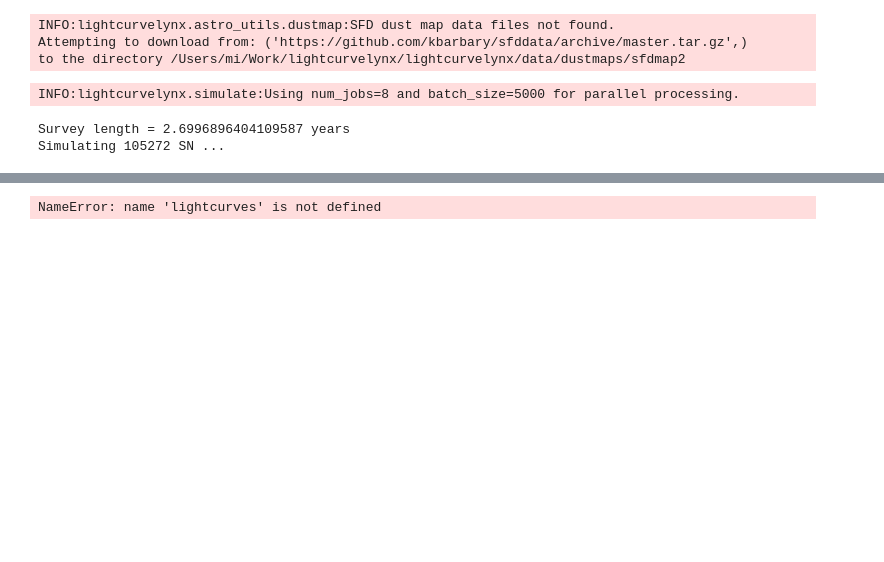
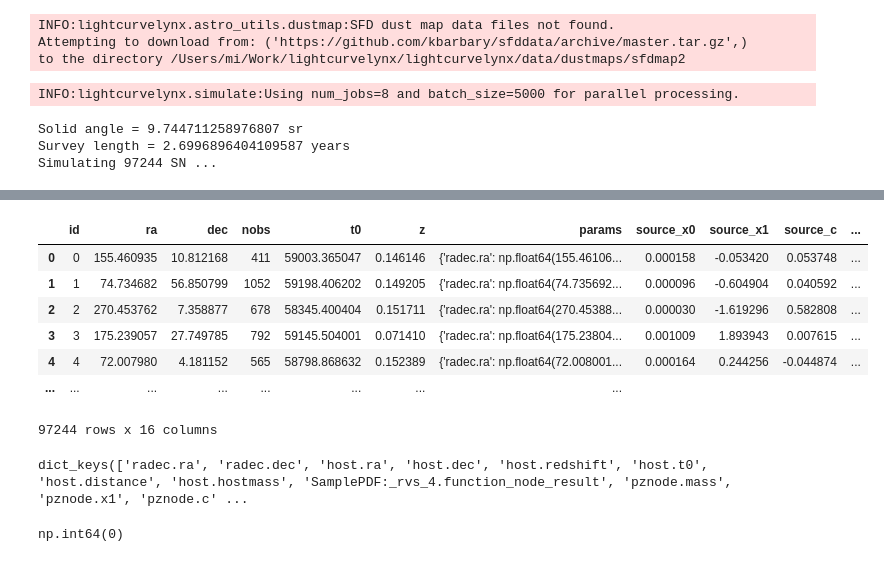
Before and after one commit to mi-dai/lightcurvelynx_ztf_sims, a Jupyter notebook: ZTF_snia-gen-sims-and-fitlc.ipynb, the cells around one changed output, grey strips where cells are left out. Drawn from its saved outputs; the diff is of its cells as text; code cells hidden in the pictures; blank space fills up the shorter version.

Commit message:
commit change so I can compare results

```diff
--- a/ZTF_snia-gen-sims-and-fitlc.ipynb
+++ b/ZTF_snia-gen-sims-and-fitlc.ipynb
@@ -230,13 +232,22 @@ with open("results/saved_model_and_passband.pkl", "wb") as file:
 ### Data release has 3628 SN Ia in total
 ### 2667 passed data quality cut
 ### volume-limited complete sample to z<0.06
+# %%
+#this is slow, so we only do it once, the total ZTF sky coverage given by the obstable is
+# sky_coverage = ztf_obstable.estimate_coverage(use_footprint=True,max_depth=12)
+# print(f"The total sky coverage is {sky_coverage} square degrees")
+sky_coverage = 31990 #deg^2
 # %%
 %%time
 if quick_test:
     nsntotal = NSIM
 else:
     survey_length = (t_max - t_min)/365.
-    nsntotal, _ = num_snia_per_redshift_bin(ZMIN,ZMAX,1,solid_angle=9.136*survey_length,vol_rate_function=rate)
+    solid_angle = sky_coverage * (np.pi/180.)**2
+    print(f"Solid angle = {solid_angle} sr")
+    nsntotal, _ = num_snia_per_redshift_bin(ZMIN,ZMAX,1,solid_angle=solid_angle,vol_rate_function=rate,
+                                            H0=H0, Omega_m=OMEGA_M)
+    nsntotal = nsntotal * survey_length
     print(f"Survey length = {survey_length} years")
 print(f"Simulating {int(nsntotal)} SN ...")
 
@@ -259,5 +270,6 @@ lightcurves = simulate_lightcurves(
 lightcurves
 # %% [output]
 INFO:lightcurvelynx.simulate:Using num_jobs=8 and batch_size=5000 for parallel processing.
+Solid angle = 9.744711258976807 sr
 Survey length = 2.6996896404109587 years
-Simulating 105272 SN ...
+Simulating 97244 SN ...
@@ -265,8 +278,18 @@ AssertionError: nsamples must be a positive integer.
+|  | id | ra | dec | nobs | t0 | z | params | source_x0 | source_x1 | source_c | ... |
+| 0 | 0 | 155.460935 | 10.812168 | 411 | 59003.365047 | 0.146146 | {'radec.ra': np.float64(155.46106... | 0.000158 | -0.053420 | 0.053748 | ... |
+| 1 | 1 | 74.734682 | 56.850799 | 1052 | 59198.406202 | 0.149205 | {'radec.ra': np.float64(74.735692... | 0.000096 | -0.604904 | 0.040592 | ... |
+| 2 | 2 | 270.453762 | 7.358877 | 678 | 58345.400404 | 0.151711 | {'radec.ra': np.float64(270.45388... | 0.000030 | -1.619296 | 0.582808 | ... |
+| 3 | 3 | 175.239057 | 27.749785 | 792 | 59145.504001 | 0.071410 | {'radec.ra': np.float64(175.23804... | 0.001009 | 1.893943 | 0.007615 | ... |
+| 4 | 4 | 72.007980 | 4.181152 | 565 | 58798.868632 | 0.152389 | {'radec.ra': np.float64(72.008001... | 0.000164 | 0.244256 | -0.044874 | ... |
+| ... | ... | ... | ... | ... | ... | ... | ... |
+97244 rows x 16 columns
 # %%
 lightcurves['params'][0].keys()
 # %% [output]
-NameError: name 'lightcurves' is not defined
+dict_keys(['radec.ra', 'radec.dec', 'host.ra', 'host.dec', 'host.redshift', 'host.t0', 'host.distance', 'host.hostmass', 'SamplePDF:_rvs_4.function_node_result', 'pznode.mass', 'pznode.x1', 'pznode.c' ...
 # %%
 lightcurves.lightcurve.isna().sum()
+# %% [output]
+np.int64(0)
 # %%
 plot_coverage_map(ztf_obstable,lightcurves,plot_na_location=True,plot_all_location=False)
```
Also changed, not shown: parts of 17 cells of this notebook.
